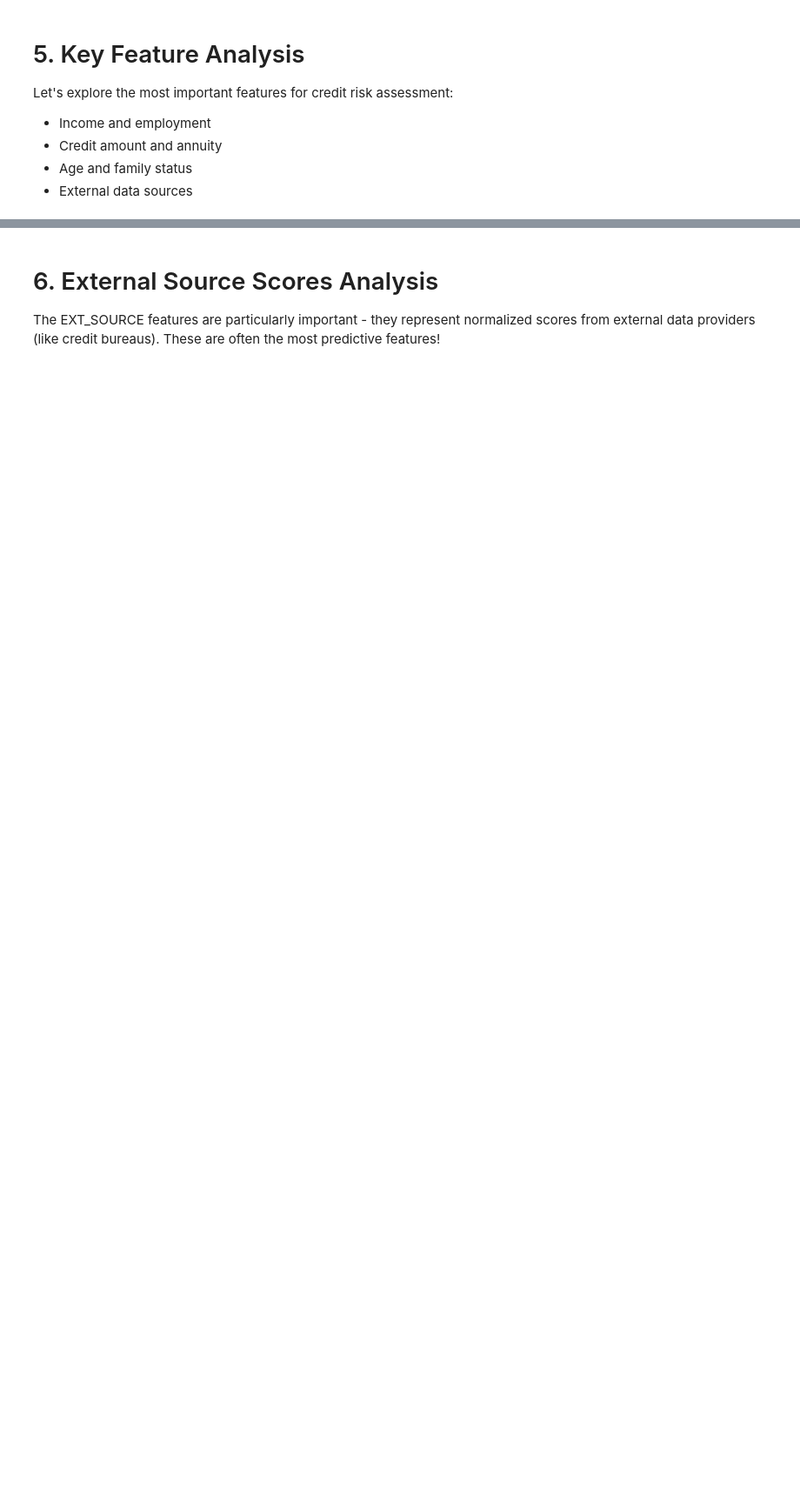
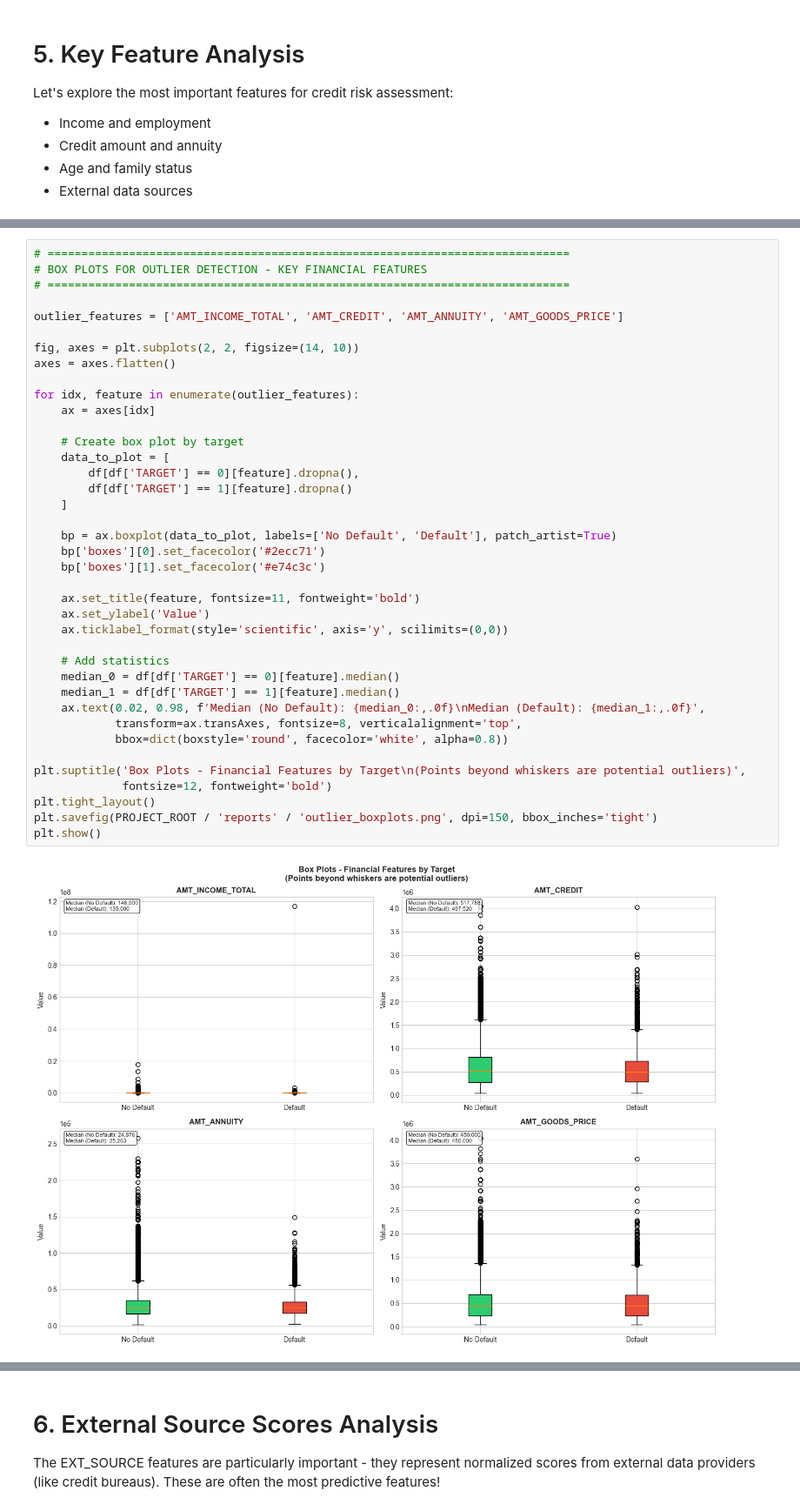
Before and after one commit to JuanCRuizA/credit-risk-early-warning-system, a Jupyter notebook: notebooks/01_eda.ipynb, the cells around one changed output, grey strips where cells are left out. Shown at 87% size. Saved outputs shown, nothing was run; the diff lists cells and outputs as text; blank space fills up the shorter version.

```diff
--- a/notebooks/01_eda.ipynb
+++ b/notebooks/01_eda.ipynb
@@ -1048,0 +1368,41 @@ KEY FEATURES STATISTICS
+# %%
+# =============================================================================
+# BOX PLOTS FOR OUTLIER DETECTION - KEY FINANCIAL FEATURES
+# =============================================================================
+
+outlier_features = ['AMT_INCOME_TOTAL', 'AMT_CREDIT', 'AMT_ANNUITY', 'AMT_GOODS_PRICE']
+
+fig, axes = plt.subplots(2, 2, figsize=(14, 10))
+axes = axes.flatten()
+
+for idx, feature in enumerate(outlier_features):
+    ax = axes[idx]
+
+    # Create box plot by target
+    data_to_plot = [
+        df[df['TARGET'] == 0][feature].dropna(),
+        df[df['TARGET'] == 1][feature].dropna()
+    ]
+
+    bp = ax.boxplot(data_to_plot, labels=['No Default', 'Default'], patch_artist=True)
+    bp['boxes'][0].set_facecolor('#2ecc71')
+    bp['boxes'][1].set_facecolor('#e74c3c')
+
+    ax.set_title(feature, fontsize=11, fontweight='bold')
+    ax.set_ylabel('Value')
+    ax.ticklabel_format(style='scientific', axis='y', scilimits=(0,0))
+
+    # Add statistics
+    median_0 = df[df['TARGET'] == 0][feature].median()
+    median_1 = df[df['TARGET'] == 1][feature].median()
+    ax.text(0.02, 0.98, f'Median (No Default): {median_0:,.0f}\nMedian (Default): {median_1:,.0f}',
+            transform=ax.transAxes, fontsize=8, verticalalignment='top',
+            bbox=dict(boxstyle='round', facecolor='white', alpha=0.8))
+
+plt.suptitle('Box Plots - Financial Features by Target\n(Points beyond whiskers are potential outliers)',
+             fontsize=12, fontweight='bold')
+plt.tight_layout()
+plt.savefig(PROJECT_ROOT / 'reports' / 'outlier_boxplots.png', dpi=150, bbox_inches='tight')
+plt.show()
+# %% [output]
+[figure, added]
```
Also changed, not shown: parts of 18 cells of this notebook, 26 other files.
